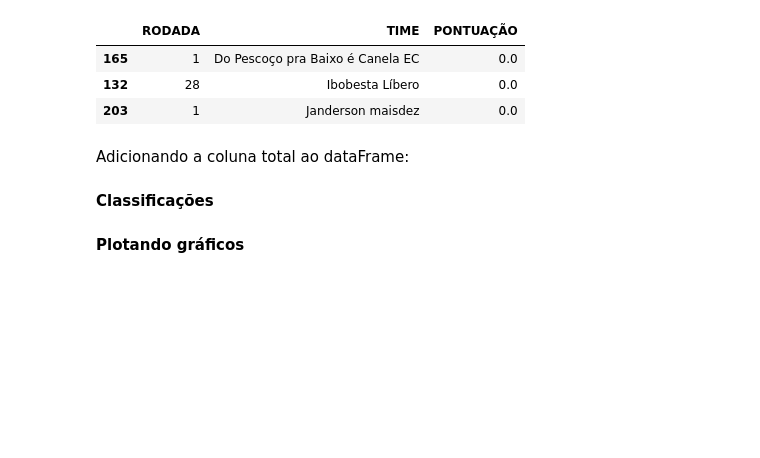
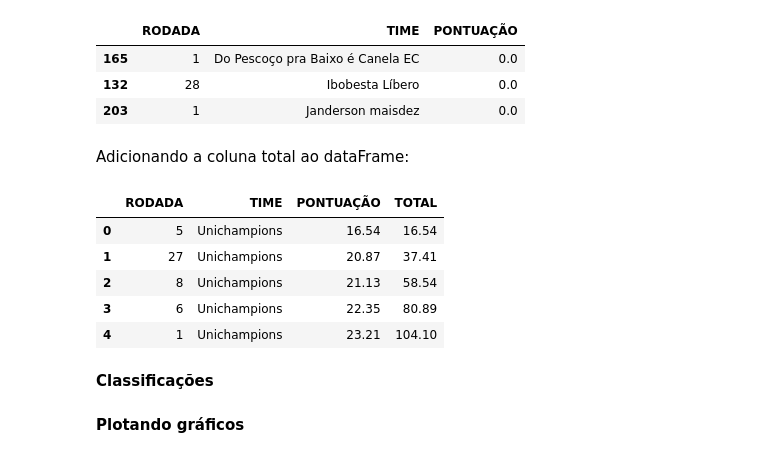
Before and after one commit to Eric-Mendes/estatisticas-quem-cair-calil, a Jupyter notebook: notebooks/dados_quem_cair_calil_20_21.ipynb, the cells around one changed output. Drawn from its saved outputs; the diff is of its cells as text; code cells hidden in the pictures; blank space fills up the shorter version.

```diff
--- a/notebooks/dados_quem_cair_calil_20_21.ipynb
+++ b/notebooks/dados_quem_cair_calil_20_21.ipynb
@@ -33,6 +33,6 @@ df.head()
 # %% [markdown]
 Tornando "RODADA" um número inteiro:
 # %%
-df.RODADA = list(map(lambda x: int(x.split(' ')[1]), df.RODADA))
-df.head()
+df['RODADA'] = df['RODADA'].apply(lambda x: int(x.split()[1]))
+df.info()
 # %% [output]
@@ -66,14 +70,16 @@ df.loc[df['PONTUAÇÃO'] == 0.00]
 | 203 | 1 | Janderson maisdez | 0.0 |
 # %% [markdown]
 Adicionando a coluna total ao dataFrame:
-# %%
-from itertools import accumulate
-
-total = []
-for time in df['TIME'].unique():
-  total += list(accumulate(df['PONTUAÇÃO'].loc[df['TIME'] == time]))
-
-df['TOTAL'] = total
+# %%
+df['TOTAL'] = df.groupby('TIME')["PONTUAÇÃO"].cumsum()
+df.head()
+# %% [output]
+|  | RODADA | TIME | PONTUAÇÃO | TOTAL |
+| 0 | 5 | Unichampions | 16.54 | 16.54 |
+| 1 | 27 | Unichampions | 20.87 | 37.41 |
+| 2 | 8 | Unichampions | 21.13 | 58.54 |
+| 3 | 6 | Unichampions | 22.35 | 80.89 |
+| 4 | 1 | Unichampions | 23.21 | 104.10 |
 # %% [markdown]
 **Classificações**
 # %%
```
Also changed, not shown: parts of 1 cell of this notebook.
